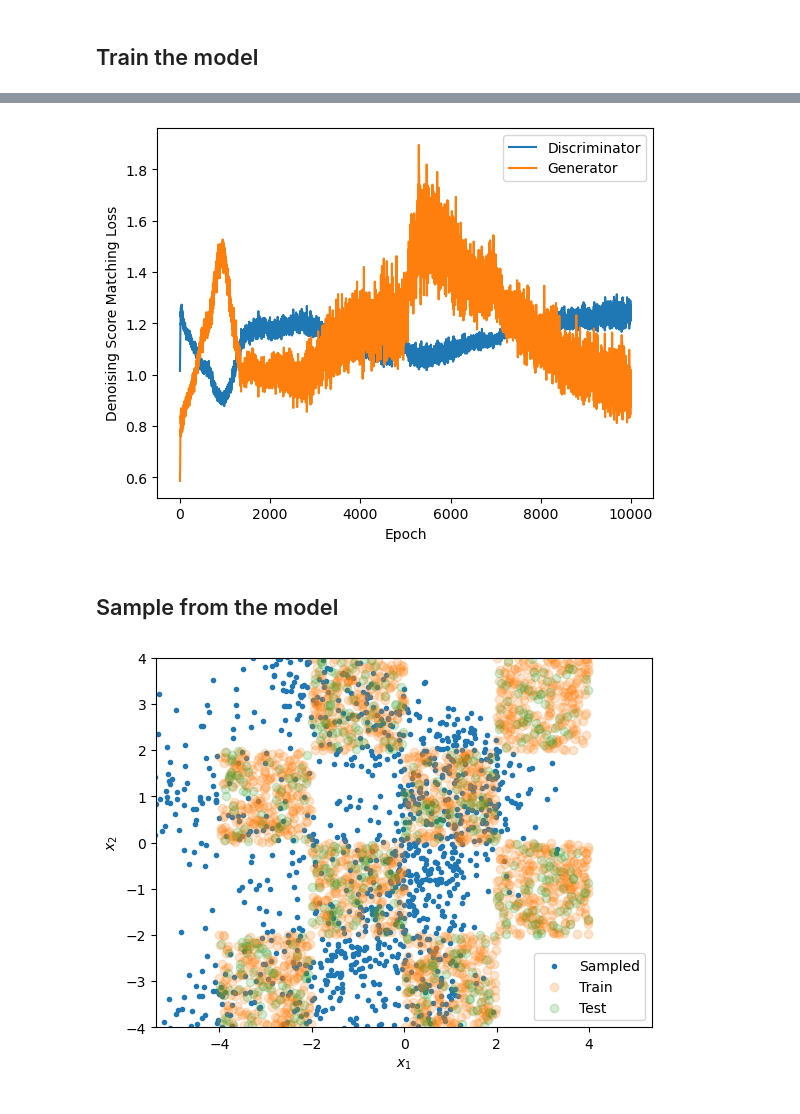
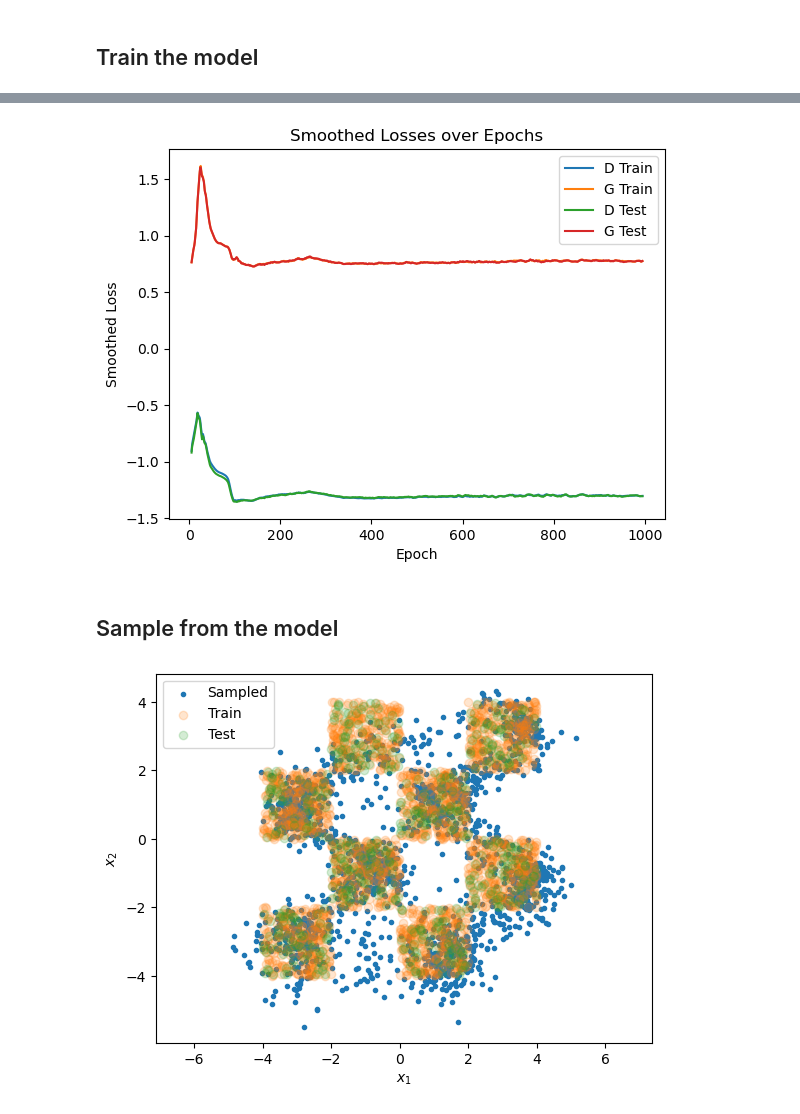
Before and after one commit to coderconroy/generative-modeling-2d, a Jupyter notebook: gan_checkerboard.ipynb, the cells around one changed output, grey strips where cells are left out. Drawn from its saved outputs; the diff is of its cells as text; code cells hidden in the pictures.

```diff
--- a/gan_checkerboard.ipynb
+++ b/gan_checkerboard.ipynb
@@ -98,7 +104,7 @@ def gan_loss(d_params:chex.ArrayTree, g_params:chex.ArrayTree, batch: jax.Array,
     # Generate sample
     key, z_key = jax.random.split(key)
     z_batch = jax.random.normal(z_key, (batch.shape[0], latent_dim))
-    fake_batch, variables = generator.apply(g_params, z_batch, train=train, mutable=['batch_stats'])
+    fake_batch = generator.apply(g_params, z_batch)
 
     # Apply discriminator
     key1, key2 = jax.random.split(key)
@@ -114,8 +120,8 @@ def gan_loss(d_params:chex.ArrayTree, g_params:chex.ArrayTree, batch: jax.Array,
 # %% [markdown]
 ## Train the model
 # %%
-d_optimizer = optax.adam(learning_rate=5e-5)
-g_optimizer = optax.adam(learning_rate=5e-5)
+d_optimizer = optax.adam(learning_rate=1e-3)
+g_optimizer = optax.adam(learning_rate=1e-3)
 prng_seq = hk.PRNGSequence(jax.random.PRNGKey(0))
 
 @jax.jit
@@ -170,4 +176,19 @@ class BatchManager(Iterator[np.ndarray]):
         if self._batch_idx >= self._num_batches:
             self._reset()
         return batch
+# %%
+# Parameters
+batch_size = 128
+bm = BatchManager(X_train, batch_size, key=next(prng_seq))
+
+g_params = generator.init(next(prng_seq), jax.random.normal(next(prng_seq), (1, latent_dim)))
+d_params = discriminator.init(next(prng_seq), X_train[:1, ...], train=False)
+
+opt_g_state = g_optimizer.init(g_params)
+opt_d_state = d_optimizer.init(d_params)
+
+d_train_losses = []
+g_train_losses = []
+d_test_losses = []
+g_test_losses = []
 # %%
@@ -204,52 +233,51 @@ for epoch in tqdm(range(num_epochs), "Epoch"):
 # %%
-# Apply moving average filer to losses
-window_size = 100
+# Apply moving average filter to losses
+window_size = 10
 window = np.ones(window_size) / window_size
-train_losses_f = np.convolve(d_train_losses, window, mode='valid')
-test_losses_f = np.convolve(g_train_losses, window, mode='valid')
-
-# Plot original losses
-plt.plot(d_train_losses, label='Discriminator')
-plt.plot(g_train_losses, label='Generator')
+d_train_losses_f = np.convolve(d_train_losses, window, mode='valid')
+g_train_losses_f = np.convolve(g_train_losses, window, mode='valid')
+d_test_losses_f = np.convolve(d_test_losses, window, mode='valid')
+g_test_losses_f = np.convolve(g_test_losses, window, mode='valid')
 
 # Calculate the correct x positions for the smoothed losses
-x_train_f = np.arange(window_size // 2, window_size // 2 + train_losses_f.shape[0])
-x_test_f = np.arange(window_size // 2, window_size // 2 + test_losses_f.shape[0])
+x_pos = np.arange(window_size // 2, window_size // 2 + d_train_losses_f.shape[0])
 
 # Plot smoothed losses
-# plt.plot(x_train_f, train_losses_f, label='Smoothed Train Losses')
-# plt.plot(x_test_f, test_losses_f, label='Smoothed Test Losses')
+plt.plot(x_pos, d_train_losses_f, label='D Train')
+plt.plot(x_pos, g_train_losses_f, label='G Train')
+plt.plot(x_pos, d_test_losses_f, label='D Test')
+plt.plot(x_pos, g_test_losses_f, label='G Test')
 
 # Adding labels and title
-plt.xlabel('Epoch')  # Label for the x-axis
-plt.ylabel('Denoising Score Matching Loss')  # Label for the y-axis
-
+plt.xlabel('Epoch')
+plt.ylabel('Smoothed Loss')
+plt.title('Smoothed Losses over Epochs')
 plt.legend()
 plt.show()
 # %% [output]
-[figure, old version]
+[figure, new version]
 # %% [markdown]
 ## Sample from the model
 # %%
 # Function to generate samples from the generator
 def generate_samples(g_params: chex.ArrayTree, key: chex.PRNGKey, num_samples:int):
     z = jax.random.normal(key, (num_samples, latent_dim))
-    samples = generator.apply(g_params, z, train=False)
+    samples = generator.apply(g_params, z)
     return samples
 # %%
 # Generate samples
 samples = generate_samples(g_params, next(prng_seq), 2000)
 
 # Plot samples
 plt.scatter(samples[:, 0], samples[:, 1], marker='.', label='Sampled')
 plt.scatter(X_train[:, 0], X_train[:, 1], alpha=0.2, marker='o', label='Train')
 plt.scatter(X_test[:, 0], X_test[:, 1], alpha=0.2, marker='o', label='Test')
 plt.xlabel("$x_1$")
 plt.ylabel("$x_2$")
 plt.axis('equal')
-plt.xlim([-4, 4])
-plt.ylim([-4, 4])
+# plt.xlim([-4, 4])
+# plt.ylim([-4, 4])
 plt.legend()
 plt.show()
 # %% [output]
-[figure, old version]
+[figure, new version]
```
Also changed, not shown: parts of 6 cells of this notebook, 1 other file.
